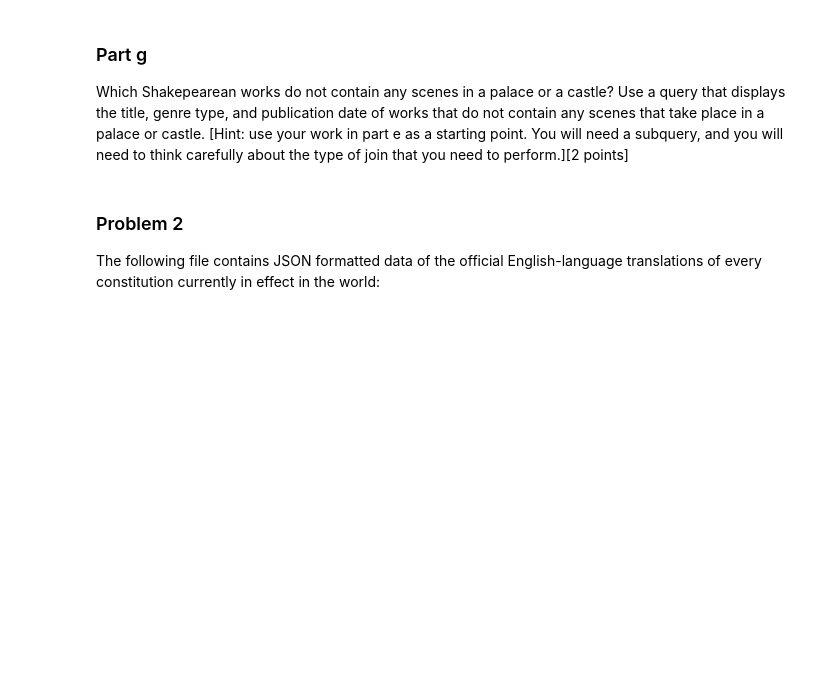
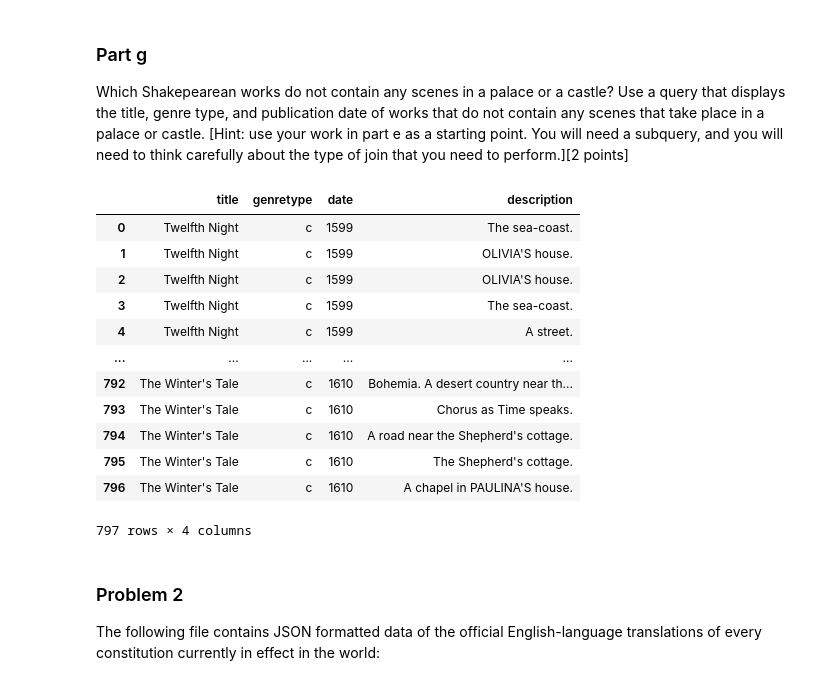
Before and after one commit to allaccountstaken/surfing_data_pipeline, a Jupyter notebook: M7/labassignment7.ipynb, the cells around one changed output. Drawn from its saved outputs; the diff is of its cells as text; code cells hidden in the pictures; blank space fills up the shorter version.

```diff
--- a/M7/labassignment7.ipynb
+++ b/M7/labassignment7.ipynb
@@ -226,6 +262,29 @@ Create a table that lists characters, the plays that the characters appear in, t
 # %% [markdown]
 ### Part g
 Which Shakepearean works do not contain any scenes in a palace or a castle? Use a query that displays the title, genre type, and publication date of works that do not contain any scenes that take place in a palace or castle. [Hint: use your work in part e as a starting point. You will need a subquery, and you will need to think carefully about the type of join that you need to perform.][2 points]
+# %%
+query_g = '''
+SELECT w.title, w.genretype, w.date, c.description
+FROM chapters as c
+INNER JOIN works as w
+    ON c.workid = w.workid
+WHERE (c.description NOT LIKE '%%palace%%') AND (c.description NOT LIKE '%%castle%%')
+'''
+pd.read_sql_query(query_g, con=engine)
+# %% [output]
+|  | title | genretype | date | description |
+| 0 | Twelfth Night | c | 1599 | The sea-coast. |
+| 1 | Twelfth Night | c | 1599 | OLIVIA'S house. |
+| 2 | Twelfth Night | c | 1599 | OLIVIA'S house. |
+| 3 | Twelfth Night | c | 1599 | The sea-coast. |
+| 4 | Twelfth Night | c | 1599 | A street. |
+| ... | ... | ... | ... | ... |
+| 792 | The Winter's Tale | c | 1610 | Bohemia. A desert country near th... |
+| 793 | The Winter's Tale | c | 1610 | Chorus as Time speaks. |
+| 794 | The Winter's Tale | c | 1610 | A road near the Shepherd's cottage. |
+| 795 | The Winter's Tale | c | 1610 | The Shepherd's cottage. |
+| 796 | The Winter's Tale | c | 1610 | A chapel in PAULINA'S house. |
+797 rows × 4 columns
 # %% [markdown]
 ### Problem 2
 The following file contains JSON formatted data of the official English-language translations of every constitution currently in effect in the world:
```
Also changed, not shown: parts of 3 cells of this notebook.
